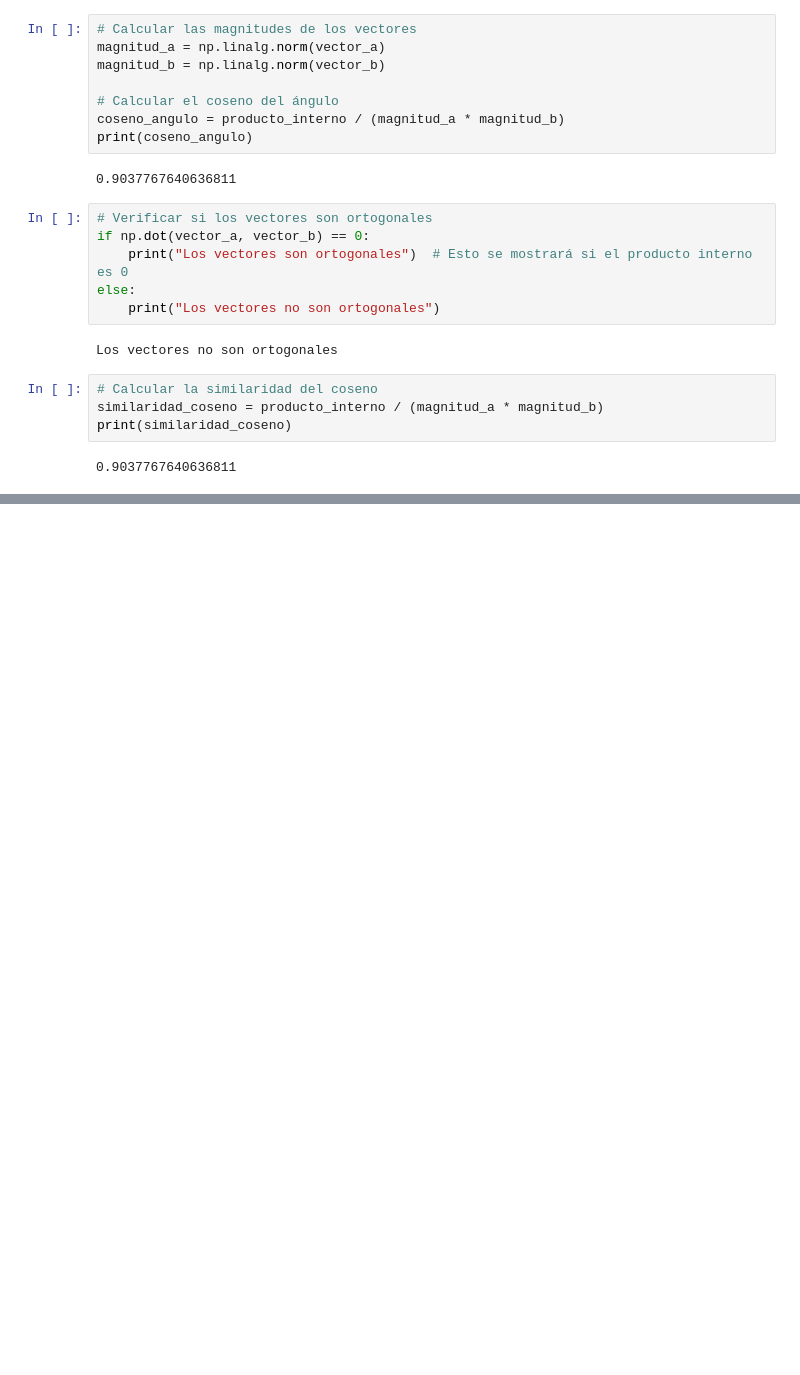
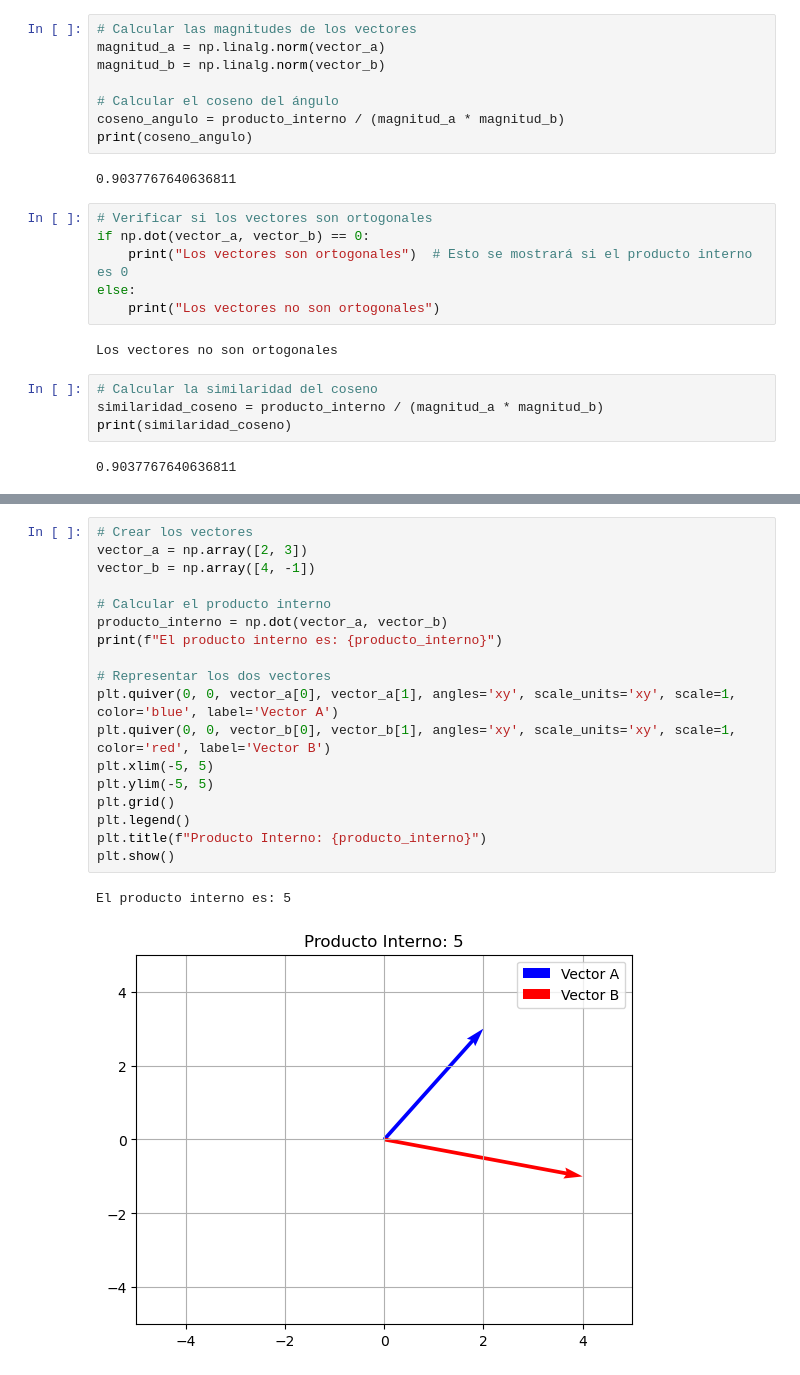
Before and after one commit to fernando-ruiz-rico/vectores, a Jupyter notebook: numpy_y_matplotlib.ipynb, the cells around one changed output, grey strips where cells are left out. Drawn from its saved outputs; the diff is of its cells as text; blank space fills up the shorter version.

```diff
--- a/numpy_y_matplotlib.ipynb
+++ b/numpy_y_matplotlib.ipynb
@@ -71,0 +104,21 @@ print(similaridad_coseno)
+# %%
+# Crear los vectores
+vector_a = np.array([2, 3])
+vector_b = np.array([4, -1])
+
+# Calcular el producto interno
+producto_interno = np.dot(vector_a, vector_b)
+print(f"El producto interno es: {producto_interno}")
+
+# Representar los dos vectores
+plt.quiver(0, 0, vector_a[0], vector_a[1], angles='xy', scale_units='xy', scale=1, color='blue', label='Vector A')
+plt.quiver(0, 0, vector_b[0], vector_b[1], angles='xy', scale_units='xy', scale=1, color='red', label='Vector B')
+plt.xlim(-5, 5)
+plt.ylim(-5, 5)
+plt.grid()
+plt.legend()
+plt.title(f"Producto Interno: {producto_interno}")
+plt.show()
+# %% [output]
+El producto interno es: 5
+[figure, added]
```
Also changed, not shown: parts of 6 cells of this notebook.
